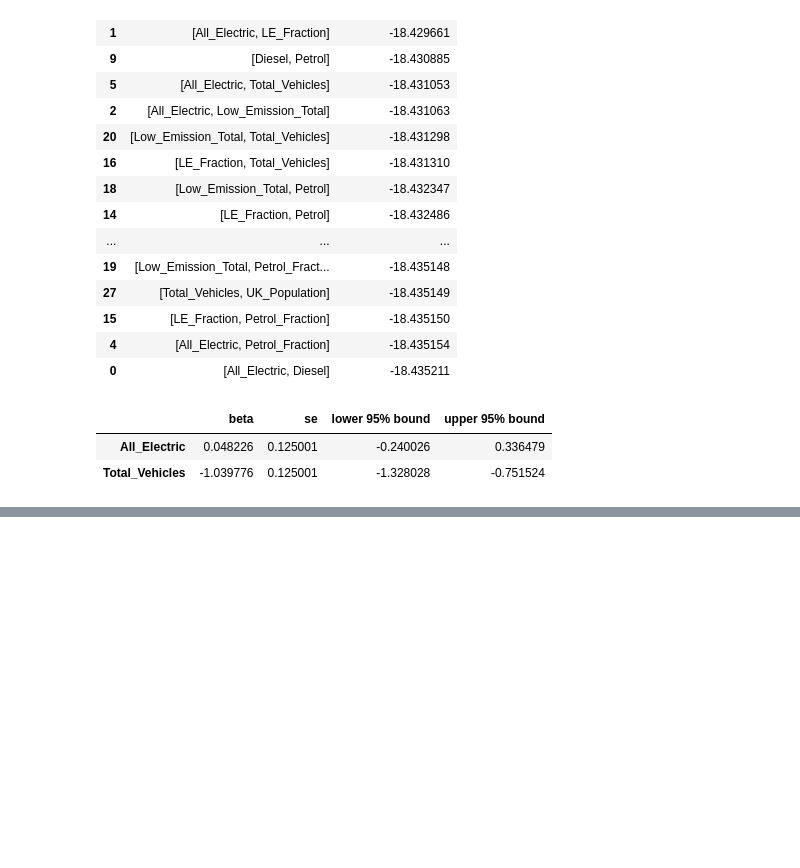
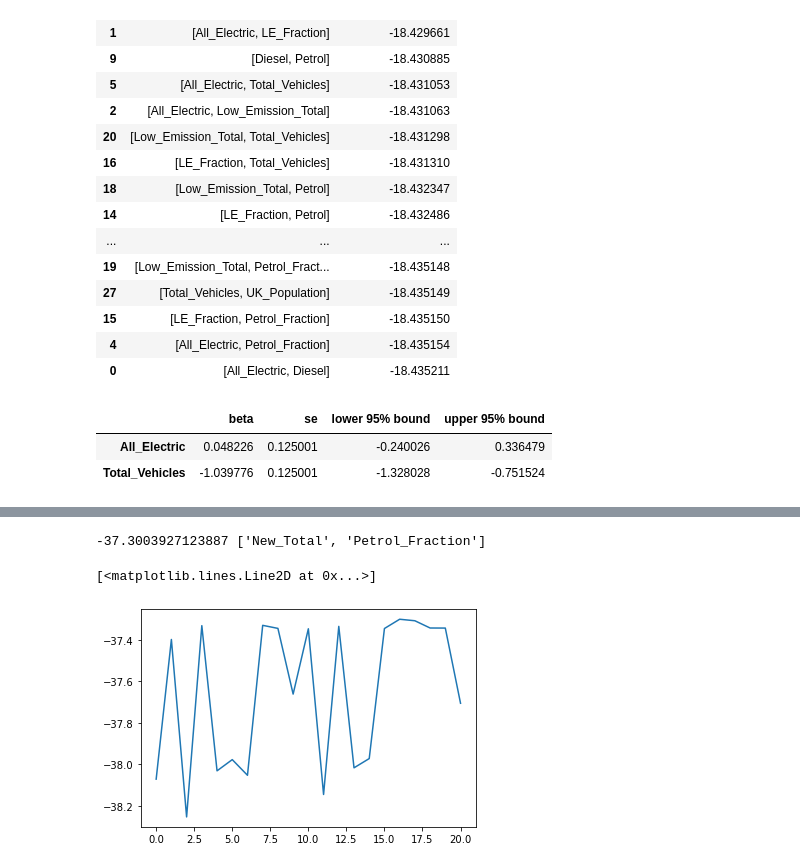
Before and after one commit to julemon/Practitioners-Challenge, a Jupyter notebook: Bayesian_Analysis.ipynb, the cells around one changed output, grey strips where cells are left out. Drawn from its saved outputs; the diff is of its cells as text; code cells hidden in the pictures; blank space fills up the shorter version.

```diff
--- a/Bayesian_Analysis.ipynb
+++ b/Bayesian_Analysis.ipynb
@@ -419,0 +512,5 @@ results
+# %%
+data = pd.read_csv('veh0203_final_yearly.csv')
+data = data.set_index('Year')
+data = data.fillna(method = 'ffill')
+data.tail(3)
@@ -419,0 +523,10 @@ results
+# %%
+# Standardize data for simplicity
+data_short = data#[data.index>2009]
+mat = np.array(data_short.T)
+std_mat = np.std(mat, axis = 1)
+mean_mat = np.mean(mat, axis = 1)
+mat_stand = (mat-mean_mat.reshape(-1,1))/std_mat.reshape(-1,1)
+standard_data = pd.DataFrame(mat_stand.T, index = data_short.index,
+                             columns = data.columns)
+standard_data.tail(3)
@@ -419,0 +539,31 @@ results
+# %%
+predictors = ['All_EV','Diesel','EV_Fraction','New_Total','Petrol','Petrol_Fraction','UK_Population']
+
+pairs = [[a,b] for a in predictors for b in predictors if a<b]
+
+mask_train = data.index<2017
+y = standard_data['Total_GHGs'][mask_train]
+a_0 = 0.1
+b_0 = 0.1
+N = 10000 #Monte Carlo sample size
+#nPowers = np.array([2,3,4,5,6])
+#K = nPowers.size
+K = len(pairs)
+Evidence = np.ones(K)
+
+for i in range(K):
+    predictors = pairs[i]
+    X = standard_data[predictors][mask_train]
+    n,p = X.shape
+    mu_0 = np.zeros(p)
+    XtX = X.T.dot(X)
+    Om_0_inv = XtX/n #unit information prior
+    results, mu_n, Om_n, a_n, b_n = BLR(X,y,mu_0,Om_0_inv,a_0,b_0,predictors,N)
+    Evidence[i] = ModEvidence(X,y,mu_n,Om_n,mu_0,Om_0_inv,a_n,b_n,a_0,b_0)
+# %%
+print(np.max(Evidence), pairs[np.argmax(Evidence)])
+plt.plot(Evidence)
+# %% [output]
+-37.3003927123887 ['New_Total', 'Petrol_Fraction']
+[<matplotlib.lines.Line2D at 0x...>]
+[figure, added]
```
Also changed, not shown: parts of 22 cells of this notebook.
